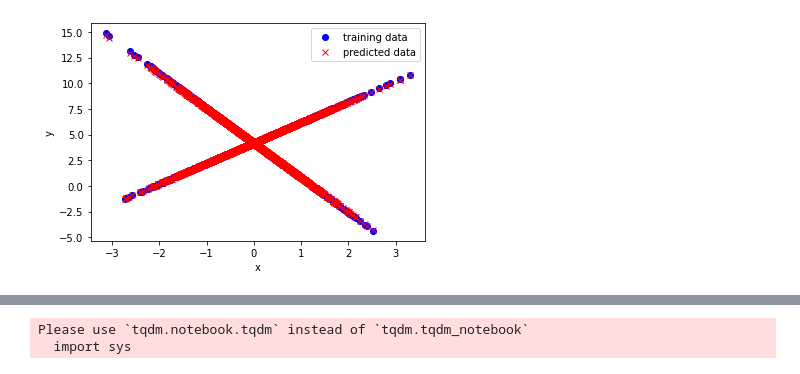
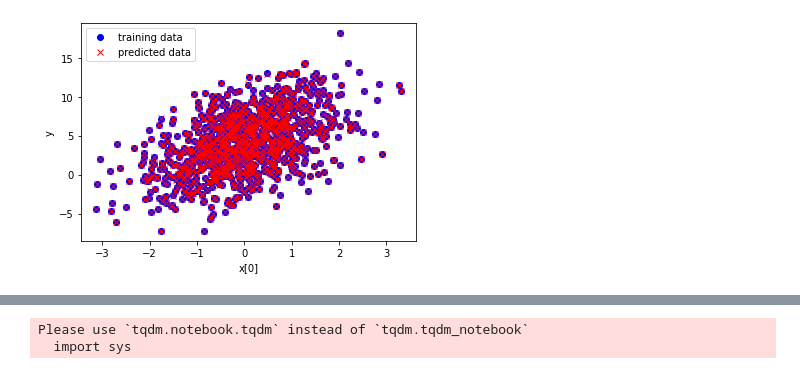
Before and after one commit to kiyalab-tmu/2021-sem1-rinko, a Jupyter notebook: mikisanmktn/chapter03.ipynb, the cells around one changed output, grey strips where cells are left out. Saved outputs shown, nothing was run; the diff lists cells and outputs as text; code cells hidden in the pictures.

```diff
--- a/mikisanmktn/chapter03.ipynb
+++ b/mikisanmktn/chapter03.ipynb
@@ -23,12 +23,12 @@ def example_dl(sample_num, transform=None):
 
     x = np.random.normal(0,1,(sample_num,2))
 
-    y.append(x * w + b + np.random.normal(0,0.01,(sample_num,2)))
+    y.append(x @ w + b + np.random.normal(0,0.01,sample_num))
 
     x = torch.tensor(x.astype(np.float32))
     y = torch.tensor(np.array(y, dtype='float32'))
 
-    dataset = torch.utils.data.TensorDataset(x.reshape(-1,2).unsqueeze(0),y.reshape(-1,2).unsqueeze(0))
+    dataset = torch.utils.data.TensorDataset(x.reshape(-1,2).unsqueeze(0),y.reshape(-1,1).unsqueeze(0))
 
     return dataset
 # %%
@@ -53,7 +53,7 @@ def create_dataloader(dataset_name, transform):
 class LinearRegression(torch.nn.Module):
     def __init__(self):
         super(LinearRegression, self).__init__()
-        self.linear = nn.Linear(2,2)
+        self.linear = nn.Linear(2,1)
         nn.init.normal_(self.linear.weight, 0.0, 0.01)
     def forward(self, x):
         y = self.linear(x)
@@ -75,11 +75,18 @@ class SingleModel(torch.nn.Module):
 class MultPerceptronModel(torch.nn.Module):
     def __init__(self):
        super(MultPerceptronModel, self).__init__()
-       self.fc = torch.nn.Linear(784, 10, bias=True)
+       self.fc1 = nn.Linear(784, 256, bias=True)
+       self.fc2 = nn.Linear(256, 10, bias=True)
+       self.relu = nn.ReLU()
+       self.softmax = nn.Softmax()
+       nn.init.normal_(self.fc1.weight, 0.0, 0.01)
 
     def forward(self, x):
         x = x.view(-1, 28*28)
-        y = torch.nn.relu(self.fc(x))
+        y = self.fc1(x)
+        y = self.relu(y)
+        y = self.fc2(y)
+        y = self.softmax(y)
         return y
 # %%
 def one_epoch(model, dl, device, criterion, optimizer=None):
@@ -211,22 +217,23 @@ tensor([4.1801, 4.1688], device='cuda:0', requires_grad=True)
 # %%
-x_train = train_dl.dataset.tensors[0].detach().numpy().reshape(-1)
+
+x_train = train_dl.dataset.tensors[0].detach().numpy().reshape(-1,2)
 y_train = train_dl.dataset.tensors[1].detach().numpy().reshape(-1)
 
 y_pred = []
 for datas, targets in train_dl:
         datas, targets = datas.to(device), targets.to(device)
 
         with torch.no_grad():
             logits = model(datas)
             y_pred.append(logits.cpu().numpy().reshape(-1))
 y_pred = np.array(y_pred).reshape(-1)
 
 fig, ax = plt.subplots()
-ax.plot(x_train, y_train, "bo", label="training data")
-ax.plot(x_train, y_pred, "rx", label="predicted data")
-ax.set_xlabel("x")
+ax.plot(x_train[:,0], y_train, "bo", label="training data")
+ax.plot(x_train[:,0], y_pred, "rx", label="predicted data")
+ax.set_xlabel("x[0]")
 ax.set_ylabel("y")
 ax.legend()
 plt.show()
 # %% [output]
-[figure, old version]
+[figure, new version]
```
Also changed, not shown: parts of 3 cells of this notebook.
